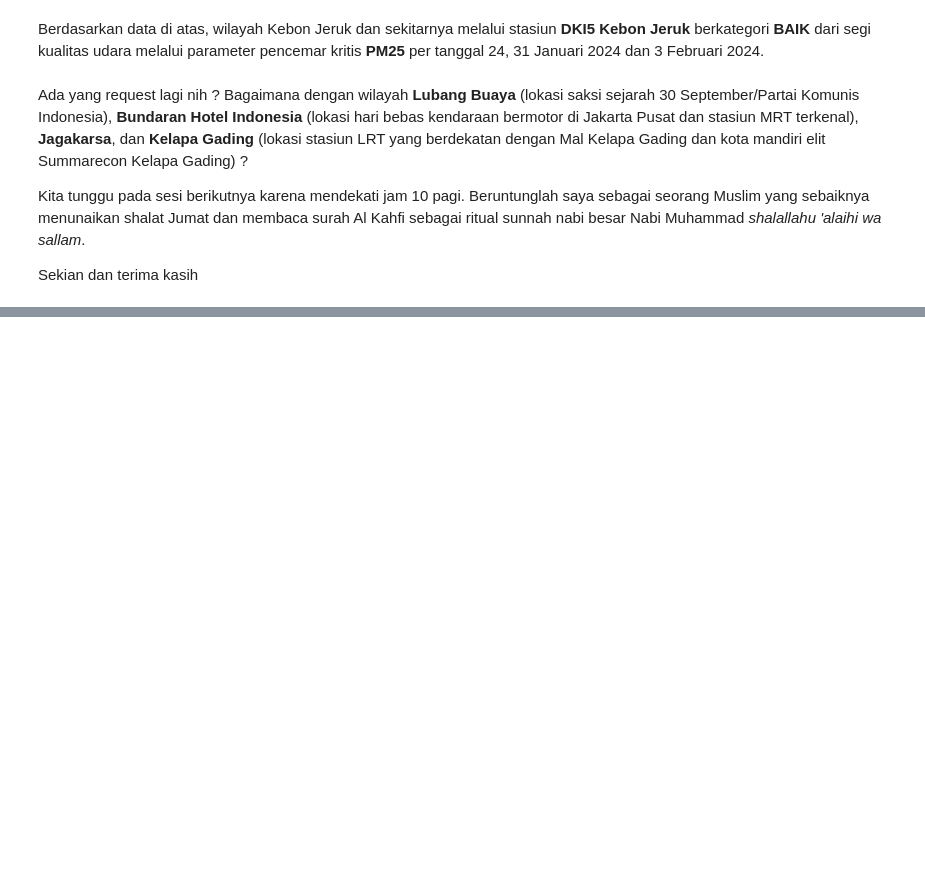
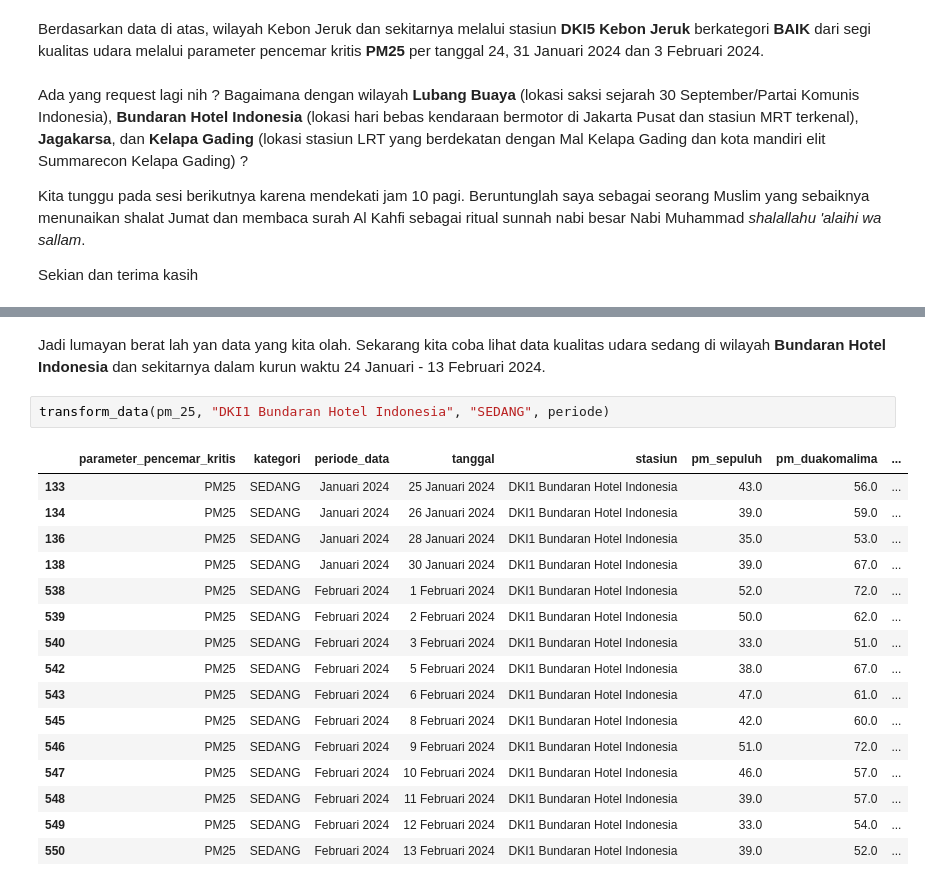
Before and after one commit to naufal-web/air_pollution_in_jakarta, a Jupyter notebook: polusi_udara_di_jakarta.ipynb, the cells around one changed output, grey strips where cells are left out. Cells and saved outputs as stored; diff of their text form; blank space fills up the shorter version.

```diff
--- a/polusi_udara_di_jakarta.ipynb
+++ b/polusi_udara_di_jakarta.ipynb
@@ -1179,0 +1323,21 @@ Sekian dan terima kasih
+# %% [markdown]
+Jadi lumayan berat lah yan data yang kita olah. Sekarang kita coba lihat data kualitas udara sedang di wilayah **Bundaran Hotel Indonesia** dan sekitarnya dalam kurun waktu 24 Januari - 13 Februari 2024.
+# %%
+transform_data(pm_25, "DKI1 Bundaran Hotel Indonesia", "SEDANG", periode)
+# %% [output]
+|  | parameter_pencemar_kritis | kategori | periode_data | tanggal | stasiun | pm_sepuluh | pm_duakomalima | ... |
+| 133 | PM25 | SEDANG | Januari 2024 | 25 Januari 2024 | DKI1 Bundaran Hotel Indonesia | 43.0 | 56.0 | ... |
+| 134 | PM25 | SEDANG | Januari 2024 | 26 Januari 2024 | DKI1 Bundaran Hotel Indonesia | 39.0 | 59.0 | ... |
+| 136 | PM25 | SEDANG | Januari 2024 | 28 Januari 2024 | DKI1 Bundaran Hotel Indonesia | 35.0 | 53.0 | ... |
+| 138 | PM25 | SEDANG | Januari 2024 | 30 Januari 2024 | DKI1 Bundaran Hotel Indonesia | 39.0 | 67.0 | ... |
+| 538 | PM25 | SEDANG | Februari 2024 | 1 Februari 2024 | DKI1 Bundaran Hotel Indonesia | 52.0 | 72.0 | ... |
+| 539 | PM25 | SEDANG | Februari 2024 | 2 Februari 2024 | DKI1 Bundaran Hotel Indonesia | 50.0 | 62.0 | ... |
+| 540 | PM25 | SEDANG | Februari 2024 | 3 Februari 2024 | DKI1 Bundaran Hotel Indonesia | 33.0 | 51.0 | ... |
+| 542 | PM25 | SEDANG | Februari 2024 | 5 Februari 2024 | DKI1 Bundaran Hotel Indonesia | 38.0 | 67.0 | ... |
+| 543 | PM25 | SEDANG | Februari 2024 | 6 Februari 2024 | DKI1 Bundaran Hotel Indonesia | 47.0 | 61.0 | ... |
+| 545 | PM25 | SEDANG | Februari 2024 | 8 Februari 2024 | DKI1 Bundaran Hotel Indonesia | 42.0 | 60.0 | ... |
+| 546 | PM25 | SEDANG | Februari 2024 | 9 Februari 2024 | DKI1 Bundaran Hotel Indonesia | 51.0 | 72.0 | ... |
+| 547 | PM25 | SEDANG | Februari 2024 | 10 Februari 2024 | DKI1 Bundaran Hotel Indonesia | 46.0 | 57.0 | ... |
+| 548 | PM25 | SEDANG | Februari 2024 | 11 Februari 2024 | DKI1 Bundaran Hotel Indonesia | 39.0 | 57.0 | ... |
+| 549 | PM25 | SEDANG | Februari 2024 | 12 Februari 2024 | DKI1 Bundaran Hotel Indonesia | 33.0 | 54.0 | ... |
+| 550 | PM25 | SEDANG | Februari 2024 | 13 Februari 2024 | DKI1 Bundaran Hotel Indonesia | 39.0 | 52.0 | ... |
```
Also changed, not shown: parts of 53 cells of this notebook.
